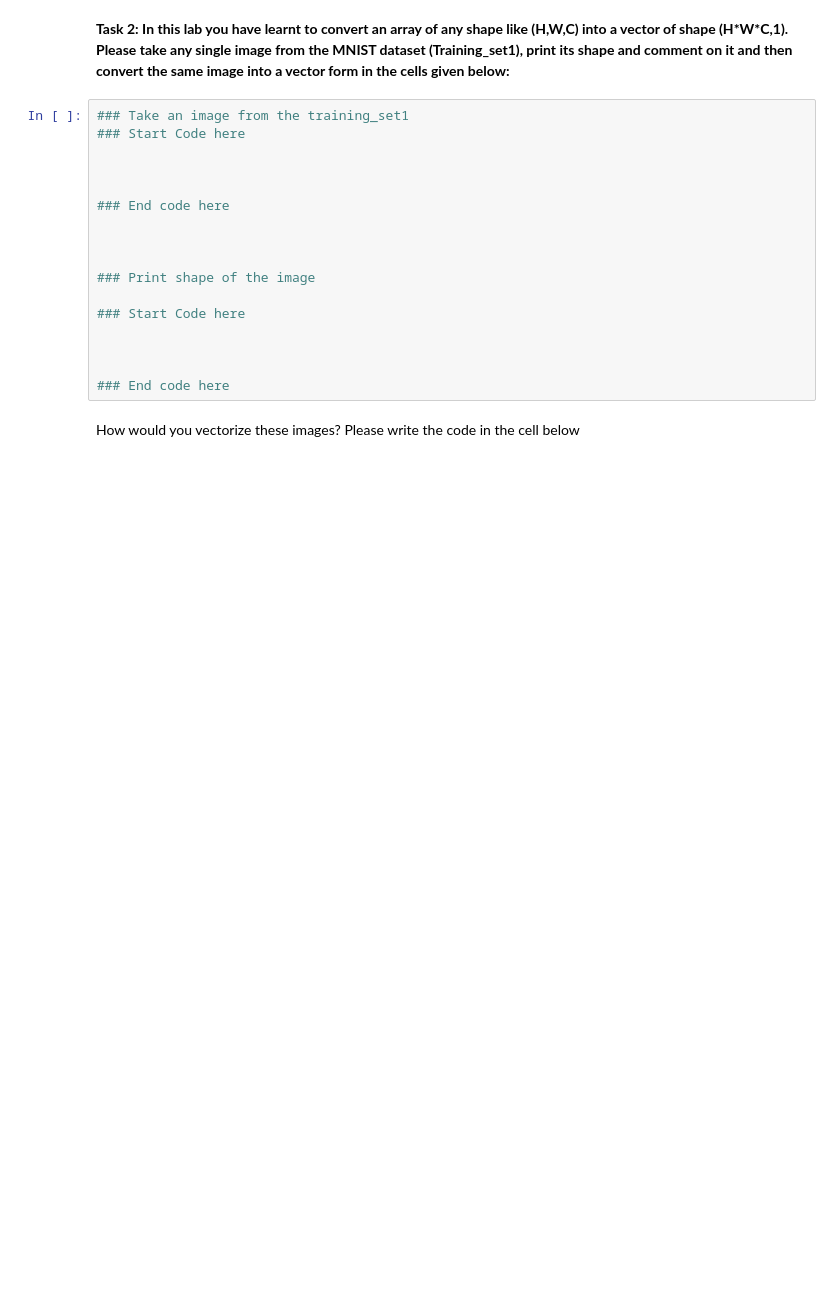
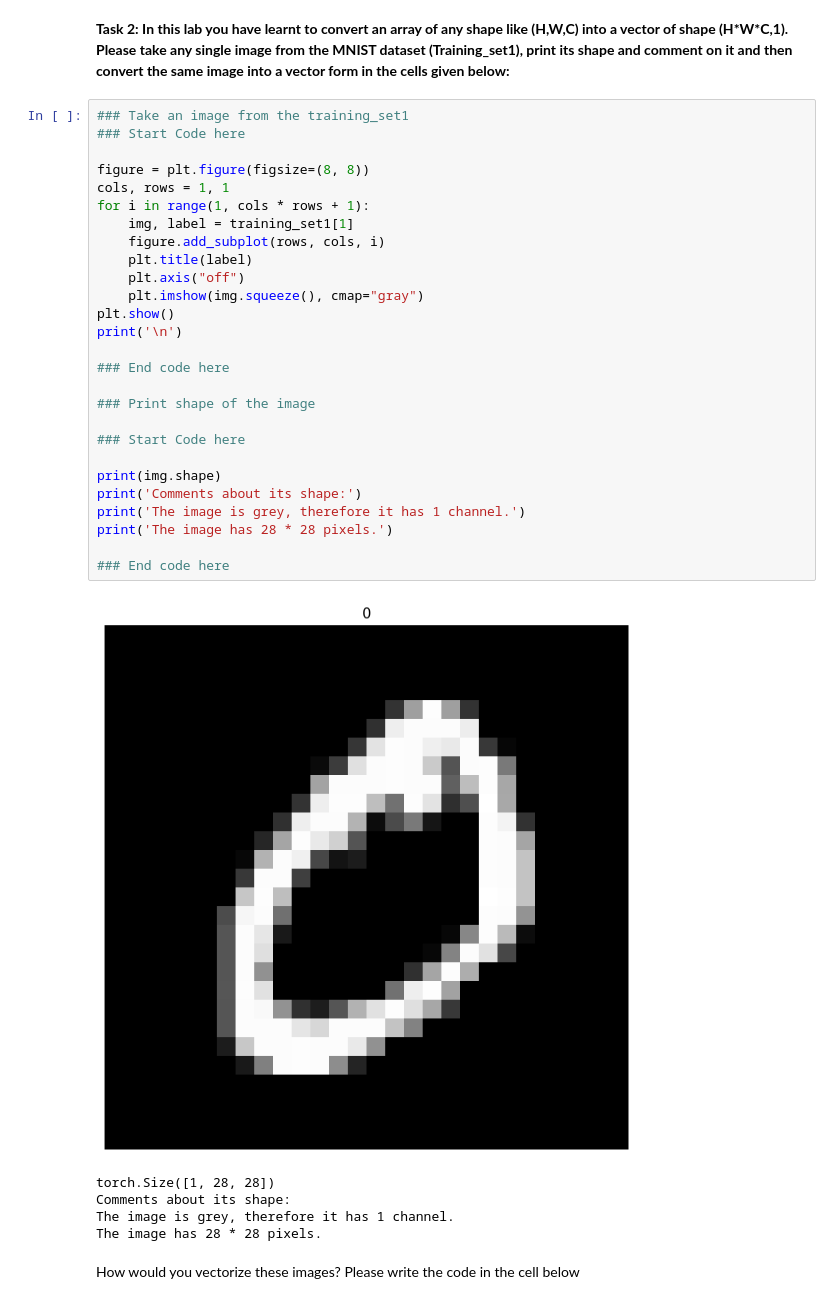
Before and after one commit to Arvidian64/Deep-learning-and-neural-networks-DVA307, a Jupyter notebook: Deep learning and PyTorch/Exercise_1_numpy_pytorch_B.ipynb, the cells around one changed output. Cells and saved outputs as stored; diff of their text form; blank space fills up the shorter version.

```diff
--- a/Deep learning and PyTorch/Exercise_1_numpy_pytorch_B.ipynb
+++ b/Deep learning and PyTorch/Exercise_1_numpy_pytorch_B.ipynb
@@ -528,22 +581,38 @@ plt.show()
 # %% [markdown]
 **Task 2: In this lab you have learnt to convert an array of any shape like (H,W,C) into a vector of shape (H\*W\*C,1). Please take any single image from the MNIST dataset (Training_set1), print its shape and comment on it and then convert the same image into a vector form in the cells given below:**
-# %%
-### Take an image from the training_set1
-### Start Code here
-
-
-
-### End code here
-
-
-
-### Print shape of the image
-
-### Start Code here
-
-
-
-### End code here
+# %%
+### Take an image from the training_set1
+### Start Code here
+
+figure = plt.figure(figsize=(8, 8))
+cols, rows = 1, 1
+for i in range(1, cols * rows + 1):
+    img, label = training_set1[1]
+    figure.add_subplot(rows, cols, i)
+    plt.title(label)
+    plt.axis("off")
+    plt.imshow(img.squeeze(), cmap="gray")
+plt.show()
+print('\n')
+
+### End code here
+
+### Print shape of the image
+
+### Start Code here
+
+print(img.shape)
+print('Comments about its shape:')
+print('The image is grey, therefore it has 1 channel.')
+print('The image has 28 * 28 pixels.')
+
+### End code here
+# %% [output]
+[figure, added]
+torch.Size([1, 28, 28])
+Comments about its shape:
+The image is grey, therefore it has 1 channel.
+The image has 28 * 28 pixels.
 # %% [markdown]
 How would you vectorize these images? Please write the code in the cell below
 # %%
```
Also changed, not shown: parts of 27 cells of this notebook.
